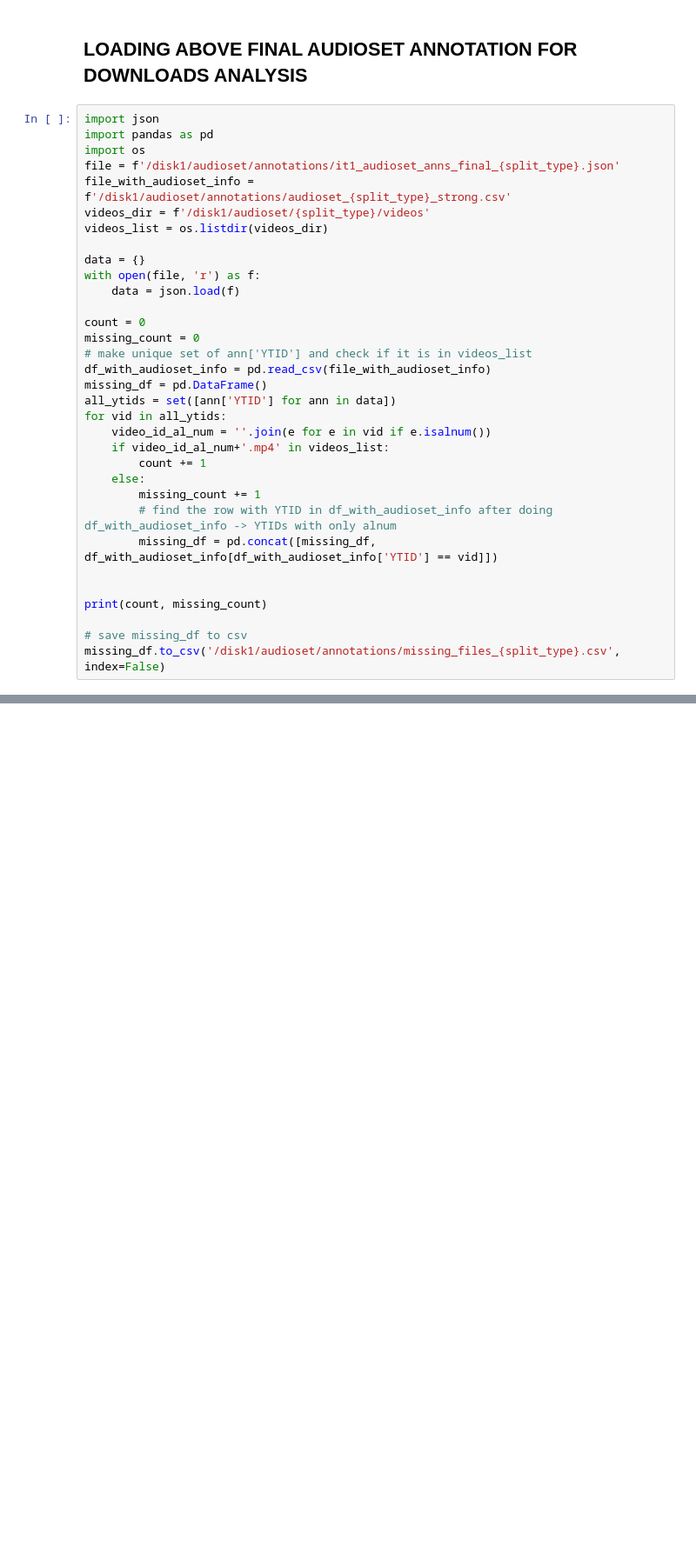
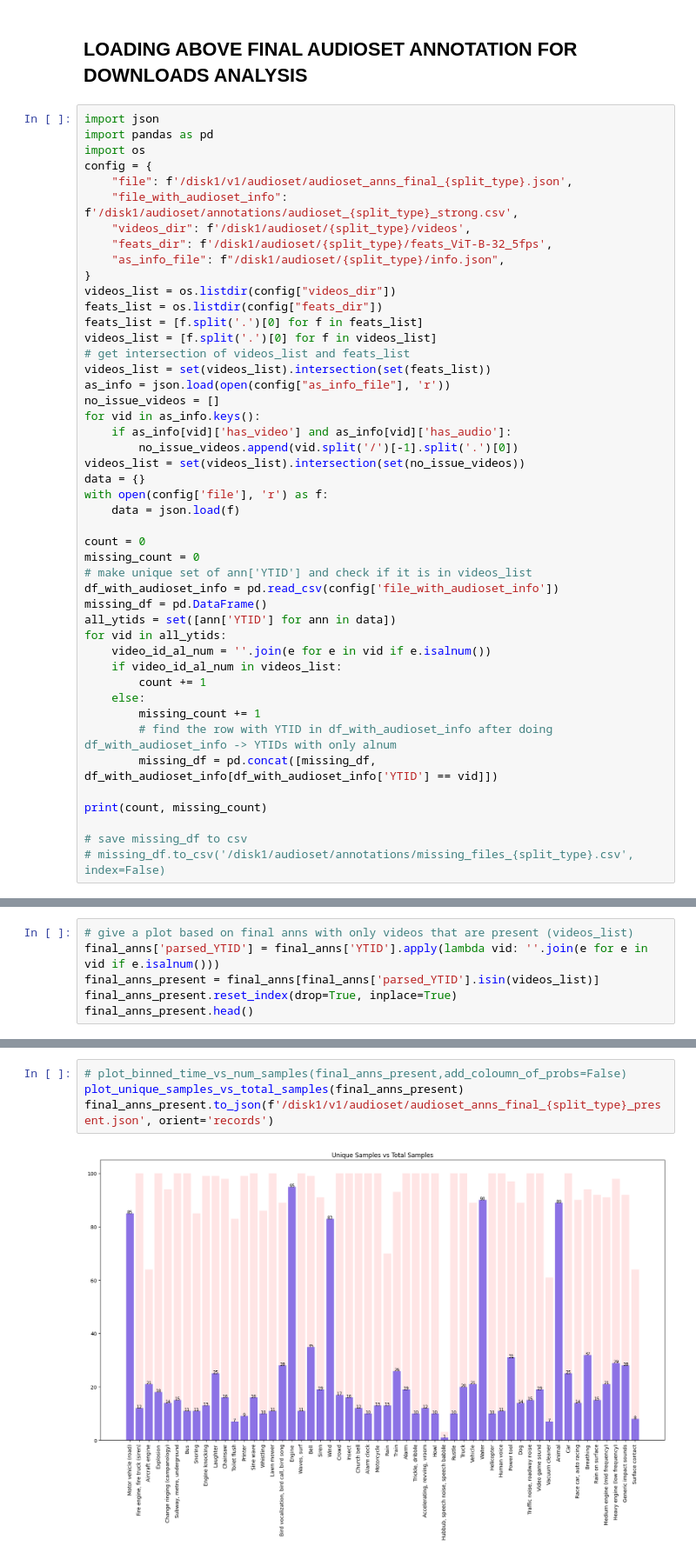
Before and after one commit to WhissleAI/visual_speech_recognition, a Jupyter notebook: analysis_audioset.ipynb, the cells around one changed output, grey strips where cells are left out. Shown: that part at 87% size. Cells and saved outputs as stored; diff of their text form; blank space fills up the shorter version.

```diff
--- a/analysis_audioset.ipynb
+++ b/analysis_audioset.ipynb
@@ -611,33 +747,46 @@ Num labels -> 60
 import json
 import pandas as pd
 import os
-file = f'/disk1/audioset/annotations/it1_audioset_anns_final_{split_type}.json'
-file_with_audioset_info = f'/disk1/audioset/annotations/audioset_{split_type}_strong.csv'
-videos_dir = f'/disk1/audioset/{split_type}/videos'
-videos_list = os.listdir(videos_dir)
-
+config = {
+    "file": f'/disk1/v1/audioset/audioset_anns_final_{split_type}.json',
+    "file_with_audioset_info": f'/disk1/audioset/annotations/audioset_{split_type}_strong.csv',
+    "videos_dir": f'/disk1/audioset/{split_type}/videos',
+    "feats_dir": f'/disk1/audioset/{split_type}/feats_ViT-B-32_5fps',
+    "as_info_file": f"/disk1/audioset/{split_type}/info.json",
+}
+videos_list = os.listdir(config["videos_dir"])
+feats_list = os.listdir(config["feats_dir"])
+feats_list = [f.split('.')[0] for f in feats_list]
+videos_list = [f.split('.')[0] for f in videos_list]
+# get intersection of videos_list and feats_list
+videos_list = set(videos_list).intersection(set(feats_list))
+as_info = json.load(open(config["as_info_file"], 'r'))
+no_issue_videos = []
+for vid in as_info.keys():
+    if as_info[vid]['has_video'] and as_info[vid]['has_audio']:
+        no_issue_videos.append(vid.split('/')[-1].split('.')[0])
+videos_list = set(videos_list).intersection(set(no_issue_videos))
 data = {}
-with open(file, 'r') as f:
+with open(config['file'], 'r') as f:
     data = json.load(f)
 
 count = 0
 missing_count = 0
 # make unique set of ann['YTID'] and check if it is in videos_list
-df_with_audioset_info = pd.read_csv(file_with_audioset_info)
+df_with_audioset_info = pd.read_csv(config['file_with_audioset_info'])
 missing_df = pd.DataFrame()
 all_ytids = set([ann['YTID'] for ann in data])
 for vid in all_ytids:
     video_id_al_num = ''.join(e for e in vid if e.isalnum())
-    if video_id_al_num+'.mp4' in videos_list:
+    if video_id_al_num in videos_list:
         count += 1
     else:
         missing_count += 1
         # find the row with YTID in df_with_audioset_info after doing df_with_audioset_info -> YTIDs with only alnum
         missing_df = pd.concat([missing_df, df_with_audioset_info[df_with_audioset_info['YTID'] == vid]])
 
-
 print(count, missing_count)
 
 # save missing_df to csv
-missing_df.to_csv('/disk1/audioset/annotations/missing_files_{split_type}.csv', index=False)
+# missing_df.to_csv('/disk1/audioset/annotations/missing_files_{split_type}.csv', index=False)
 # %% [output]
@@ -644,0 +794,6 @@ missing_df.to_csv('/disk1/audioset/annotations/missing_files_{split_type}.csv',
+# %%
+# give a plot based on final anns with only videos that are present (videos_list)
+final_anns['parsed_YTID'] = final_anns['YTID'].apply(lambda vid: ''.join(e for e in vid if e.isalnum()))
+final_anns_present = final_anns[final_anns['parsed_YTID'].isin(videos_list)]
+final_anns_present.reset_index(drop=True, inplace=True)
+final_anns_present.head()
@@ -644,0 +807,6 @@ missing_df.to_csv('/disk1/audioset/annotations/missing_files_{split_type}.csv',
+# %%
+# plot_binned_time_vs_num_samples(final_anns_present,add_coloumn_of_probs=False)
+plot_unique_samples_vs_total_samples(final_anns_present)
+final_anns_present.to_json(f'/disk1/v1/audioset/audioset_anns_final_{split_type}_present.json', orient='records')
+# %% [output]
+[figure, added]
```
Also changed, not shown: parts of 41 cells of this notebook, 3 other files.
